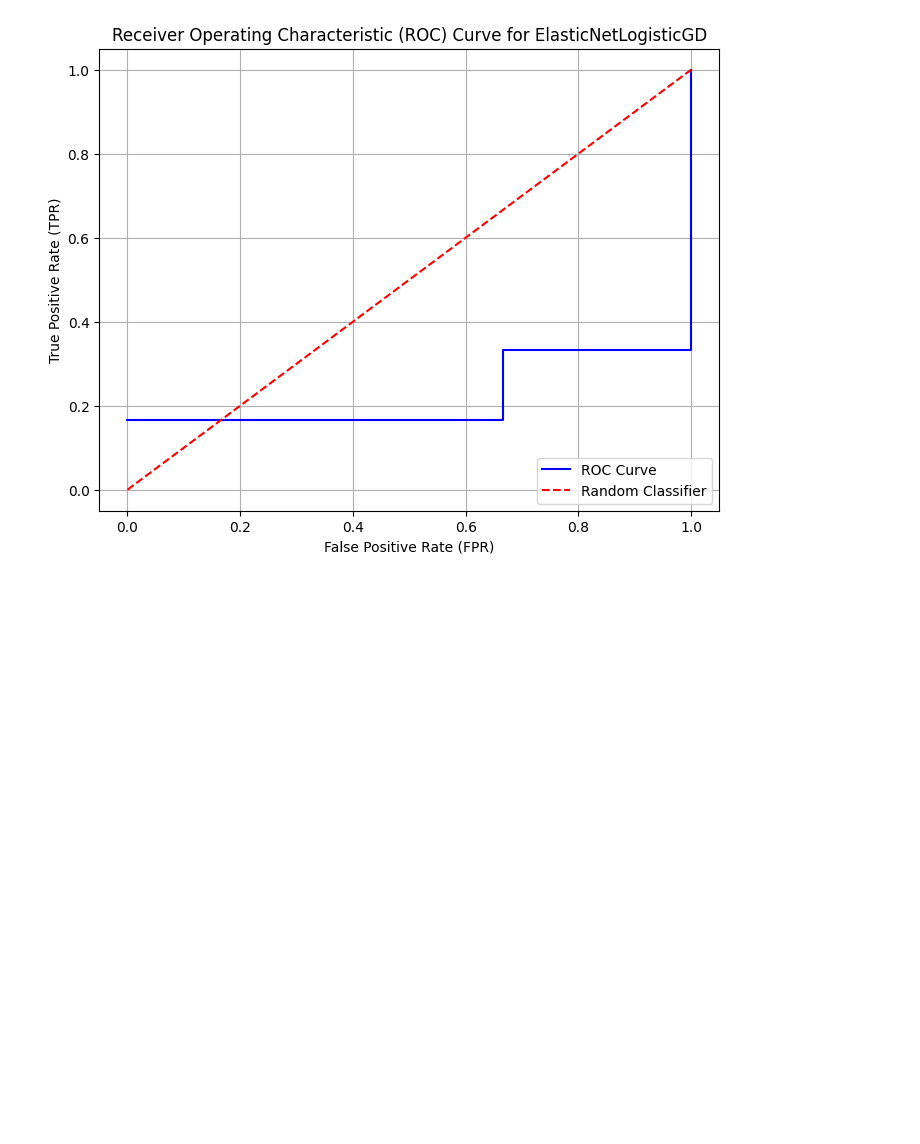
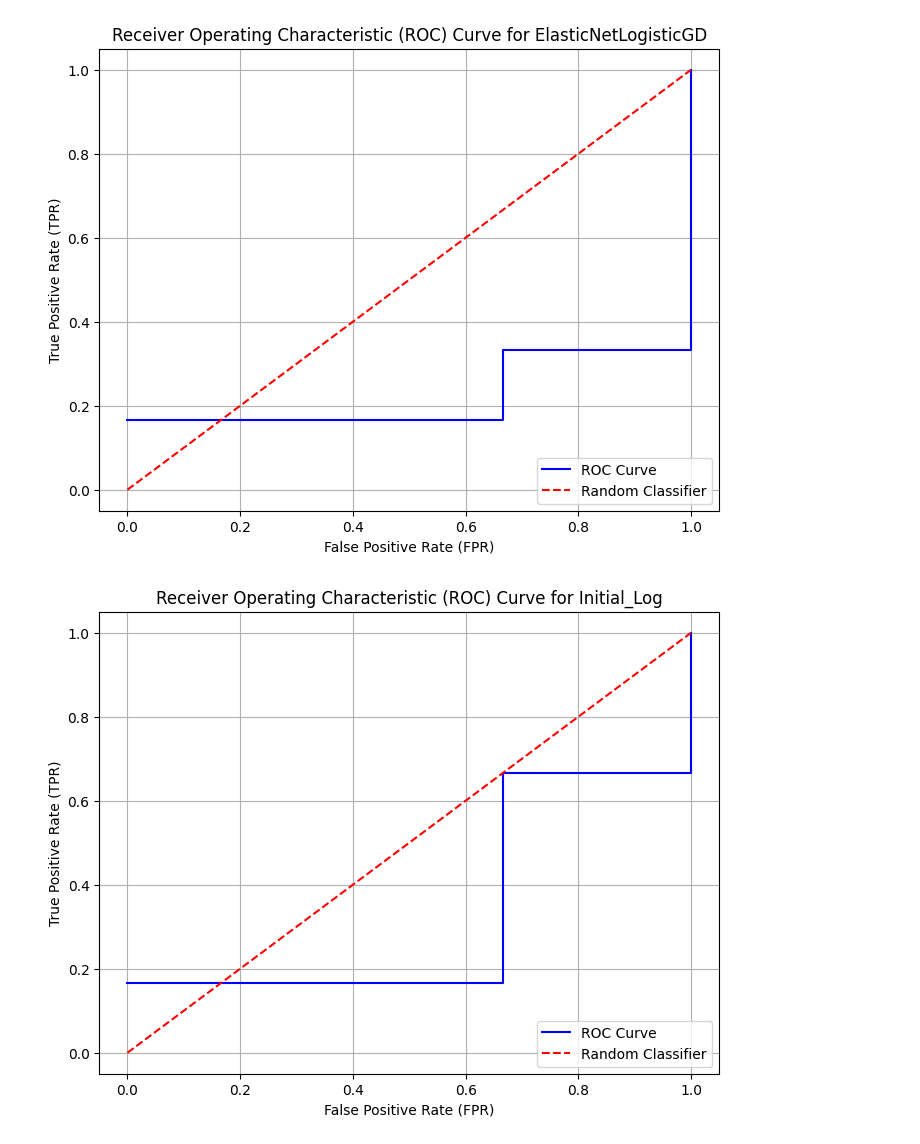
Before and after one commit to Magi-01/Repository, a Jupyter notebook: Machine_Learning/Challenge_0/challenge_zero.ipynb, the cells around one changed output. Drawn from its saved outputs; the diff is of its cells as text; code cells hidden in the pictures; blank space fills up the shorter version.

```diff
--- a/Machine_Learning/Challenge_0/challenge_zero.ipynb
+++ b/Machine_Learning/Challenge_0/challenge_zero.ipynb
@@ -275,6 +263,20 @@ Text(0.5, 1.0, 'Profit vs Administration')
 # %%
 from sklearn import metrics
 df_confusion = metrics.confusion_matrix(y_test,predictions)
+tn, fp, fn, tp = df_confusion.ravel()
+print(f"tn: {tn:.2f}")
+print(f"fp: {fp:.2f}")
+print(f"fn: {fn:.2f}")
+print(f"tp: {tp:.2f}")
+
+specificity = tn / (tn + fp)
+print(f"Specificity: {specificity:.2f}")
+
+sensitivity = tp / (tp + fn)
+print(f"sensitivity: {sensitivity:.2f}")
+
+print(f"Accuracy: {accuracy}")
+
 cm_display = metrics.ConfusionMatrixDisplay(confusion_matrix = df_confusion, display_labels = [0, 1])
 cm_display.plot()
 plt.show()
@@ -611,11 +544,6 @@ Implement a function for producing the Receiver Operating Characteristic (ROC) c
 Given true and predicted values, plot the ROC curve using your implemented function.
 # %%
 def roc_curve(y_true, y_scores):
-    """
-    Parameters:
-        y_true (array-like): True binary labels (0 or 1).
-        y_scores (array-like): Predicted probabilities for the positive class.
-    """
     # Sort scores and corresponding true labels by descending score
     thresholds = np.sort(y_scores)[::-1]
     tpr = []  # True Positive Rate
@@ -652,5 +580,16 @@ def plot_roc_curve(fpr, tpr, model_name):
     plt.legend(loc='lower right')
     plt.grid()
     plt.show()
+# %%
+def plot_roc_curve_not_Rugularised(fpr, tpr, model_name):
+    plt.figure(figsize=(8, 6))
+    plt.plot(fpr, tpr, label='ROC Curve', color='blue')
+    plt.plot([0, 1], [0, 1], linestyle='--', color='red', label='Random Classifier')
+    plt.title(f"Receiver Operating Characteristic (ROC) Curve for {model_name}")
+    plt.xlabel("False Positive Rate (FPR)")
+    plt.ylabel("True Positive Rate (TPR)")
+    plt.legend(loc='lower right')
+    plt.grid()
+    plt.show()
 # %%
 for r in Regularizations:
@@ -661,3 +600,9 @@ for r in Regularizations:
 [figure]
 [figure]
 [figure]
+# %%
+y_scores = sigmoid(X_test @ LR.coef_[0])
+fpr, tpr, thresholds = roc_curve(y_test, y_scores)
+plot_roc_curve_not_Rugularised(fpr, tpr, "Initial_Log")
+# %% [output]
+[figure, added]
```
Also changed, not shown: parts of 9 cells of this notebook, 11 other files.
